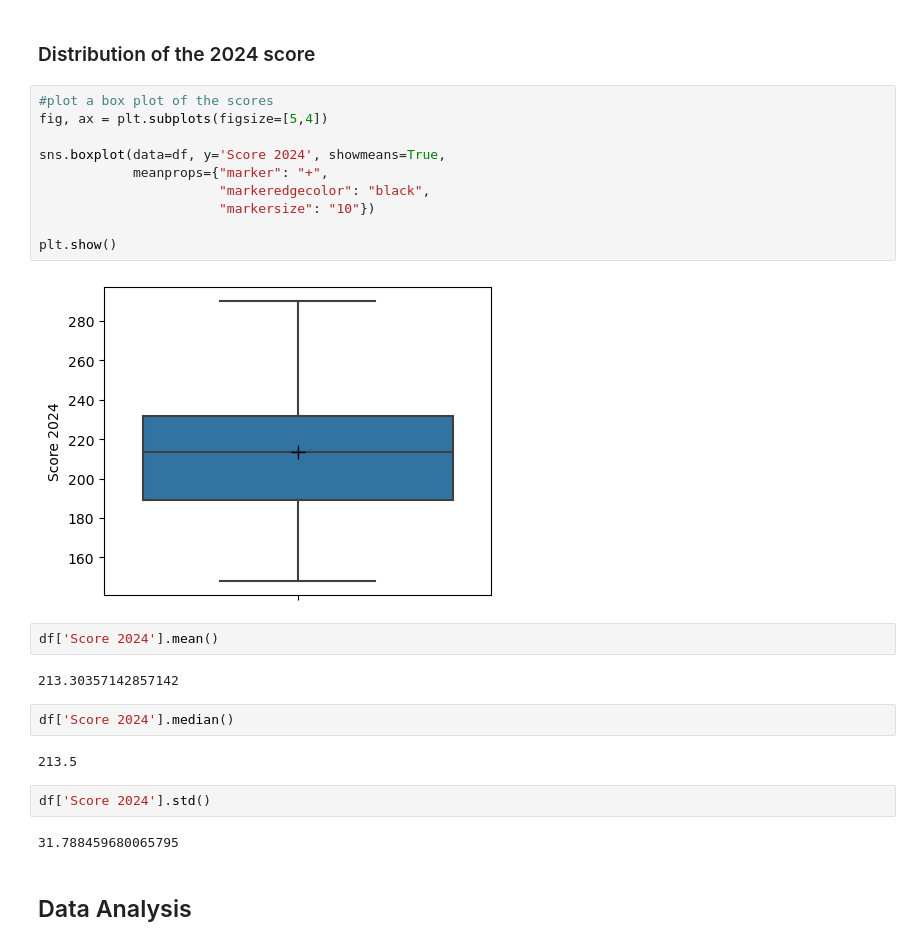
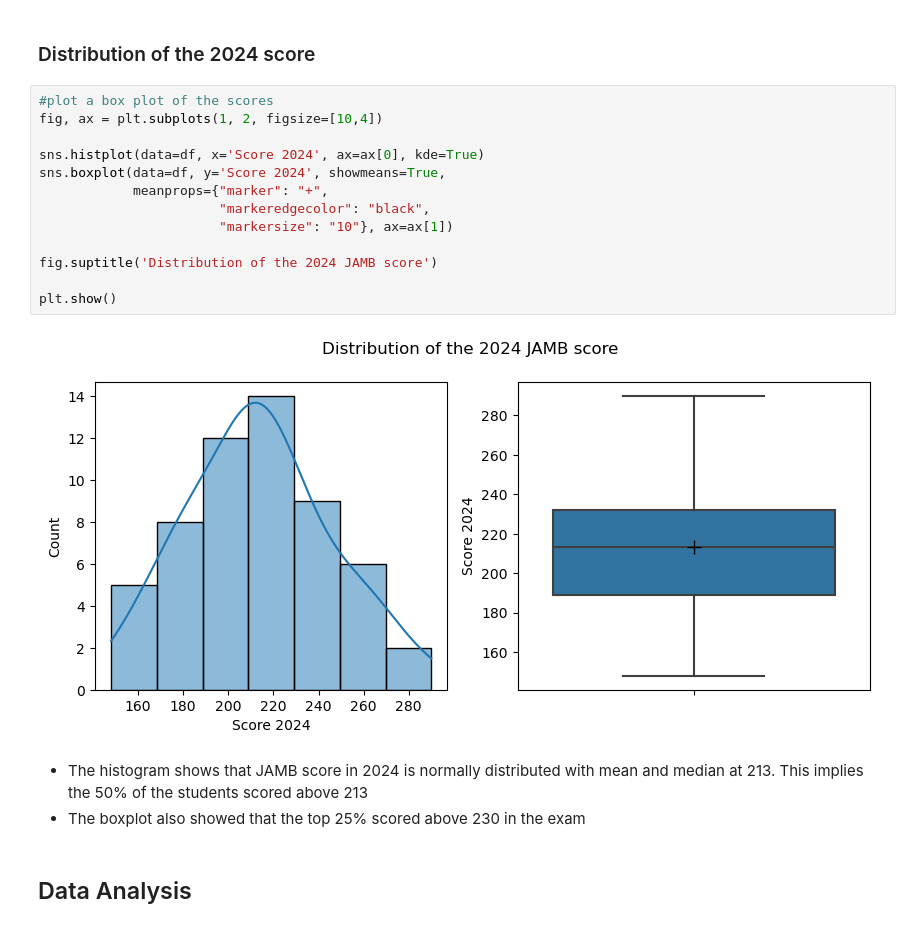
Before and after one commit to valezenwanne/Performance_of_UltraBrain_Students_in_2024_JAMB_Exam, a Jupyter notebook: Performance of Ultra-Brain Student in 2024 JAMB.ipynb, the cells around one changed output. Saved outputs shown, nothing was run; the diff lists cells and outputs as text.

```diff
--- a/Performance of Ultra-Brain Student in 2024 JAMB.ipynb
+++ b/Performance of Ultra-Brain Student in 2024 JAMB.ipynb
@@ -843,28 +847,22 @@ plt.show()
 ### Distribution of the 2024 score
 # %%
 #plot a box plot of the scores
-fig, ax = plt.subplots(figsize=[5,4])
+fig, ax = plt.subplots(1, 2, figsize=[10,4])
 
+sns.histplot(data=df, x='Score 2024', ax=ax[0], kde=True)
 sns.boxplot(data=df, y='Score 2024', showmeans=True,
             meanprops={"marker": "+",
                        "markeredgecolor": "black",
-                       "markersize": "10"})
+                       "markersize": "10"}, ax=ax[1])
+
+fig.suptitle('Distribution of the 2024 JAMB score')
 
 plt.show()
 # %% [output]
-[figure, old version]
+[figure, new version]
-# %%
-df['Score 2024'].mean()
-# %% [output]
-213.30357142857142
-# %%
-df['Score 2024'].median()
-# %% [output]
-213.5
-# %%
-df['Score 2024'].std()
-# %% [output]
-31.788459680065795
+# %% [markdown]
+- The histogram shows that JAMB score in 2024 is normally distributed with mean and median at 213. This implies the 50% of the students scored above 213
+- The boxplot also showed that the top 25% scored above 230 in the exam
 # %% [markdown]
 ## Data Analysis
 # %% [markdown]
```
Also changed, not shown: parts of 52 cells of this notebook.
